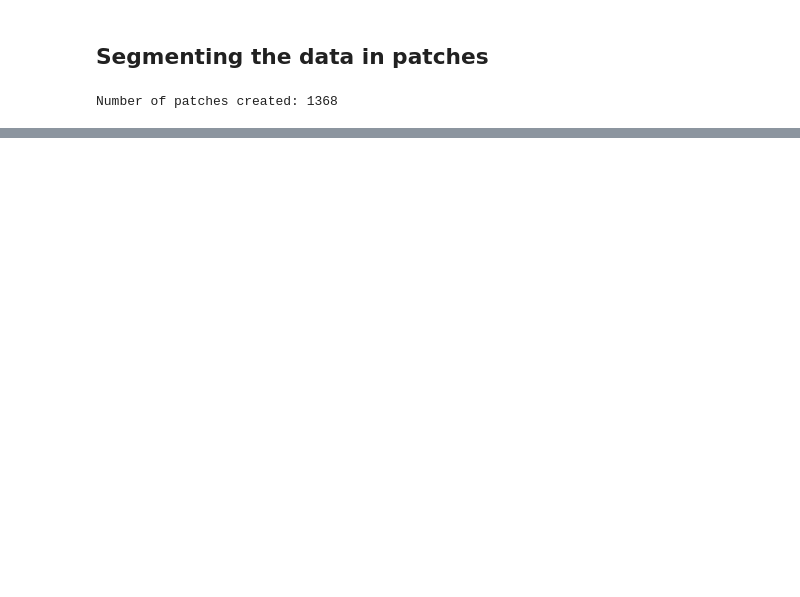
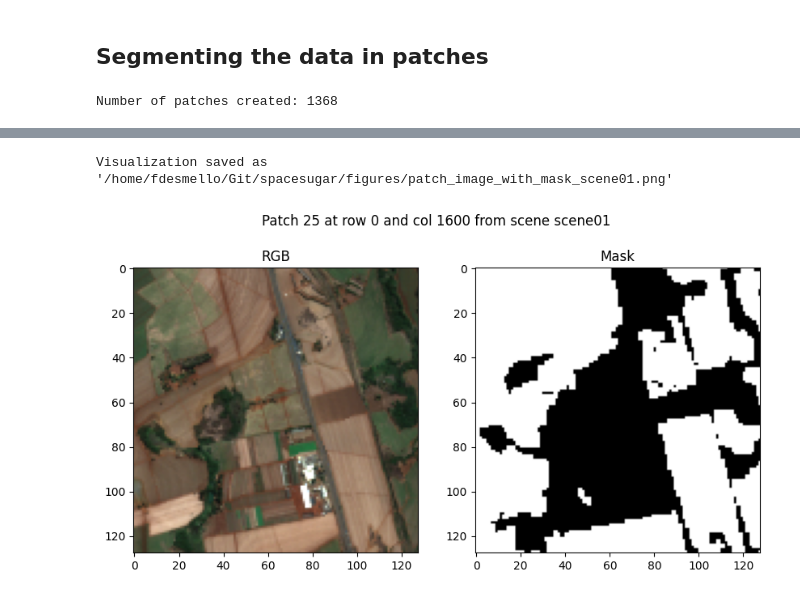
Before and after one commit to ferdesmello/spacesugar, a Jupyter notebook: preprocessing_test.ipynb, the cells around one changed output, grey strips where cells are left out. Drawn from its saved outputs; the diff is of its cells as text; code cells hidden in the pictures; blank space fills up the shorter version.

```diff
--- a/preprocessing_test.ipynb
+++ b/preprocessing_test.ipynb
@@ -257,11 +266,12 @@ Visualization saved as '/home/fdesmello/Git/spacesugar/figures/sugarcane_mask_ov
 PATCH_SIZE = 128
 STRIDE = 64  # 50% overlap
 
-scene_name = "Sertãozinho_test"
+# Output folders for patches
+image_folder = base_path / "data" / "test" / "images"
+mask_folder = base_path / "data" / "test" / "masks"
 
-# Output folders for patches
-image_folder = base_path / "data" / "processed" / "images"
-mask_folder = base_path / "data" / "processed" / "masks"
+image_folder.mkdir(parents=True, exist_ok=True)
+mask_folder.mkdir(parents=True, exist_ok=True)
 
 height, width = y_mask.shape
 
@@ -283,14 +293,14 @@ for row in range(0, height - PATCH_SIZE + 1, STRIDE):
             col:col+PATCH_SIZE
         ]
 
-		image_name = f"{scene_name}_patch{patch_number:05d}.npy"
-		mask_name = f"{scene_name}_patch{patch_number:05d}.npy"
+		image_name = f"{scene}_patch{patch_number:05d}.npy"
+		mask_name = f"{scene}_patch{patch_number:05d}.npy"
 
 		np.save(image_folder / image_name, x_patch)
 		np.save(mask_folder / mask_name, y_patch)
 
 		records.append({
-            "scene": scene_name,
+            "scene": scene,
             "patch": patch_number,
             "row": row,
             "col": col,
@@ -348,7 +326,7 @@ patch_index.to_csv(
 # Save metadata for future reference
 # =====================================================================
 metadata = {
-    "scene_name": scene_name,
+    "scene": scene,
     "patch_size": PATCH_SIZE,
     "stride": STRIDE,
     "bands": [
@@ -369,3 +347,37 @@ metadata = {
 
 with open(base_path / "data" / "processed" / "metadata.json", "w") as f:
     json.dump(metadata, f, indent=4)
+# %%
+# Patch visualization for sanity check
+
+patch_folder = base_path / "data" / "test"
+
+patch_index = pd.read_csv(patch_folder / "patch_index.csv")
+
+idx = 25  # set this to the index of the patch you want to visualize
+
+row = patch_index.iloc[idx]
+
+x_patch = np.load(image_folder / row["image_file"])
+y_patch = np.load(mask_folder / row["mask_file"])
+
+fig, ax = plt.subplots(1, 2, figsize=(10,5))
+
+plt.suptitle(f"Patch {row['patch']} at row {row['row']} and col {row['col']} from scene {row['scene']}")
+
+rgb = x_patch[:, :, :3].astype(float)
+rgb = x_patch[:, :, [2, 1, 0]].astype(float) # If the bands are in BGR order, you can use this line instead to convert to RGB
+ax[0].imshow(rgb)
+ax[0].set_title("RGB")
+
+ax[1].imshow(y_patch, cmap="gray")
+ax[1].set_title("Mask")
+
+file_path = base_path / "figures" / f"patch_image_with_mask_{scene}.png"
+plt.savefig(file_path, dpi=300, bbox_inches='tight')
+print(f"\nVisualization saved as '{file_path}'")
+
+plt.show()
+# %% [output]
+Visualization saved as '/home/fdesmello/Git/spacesugar/figures/patch_image_with_mask_scene01.png'
+[figure, new version]
```
Also changed, not shown: parts of 8 cells of this notebook, 25 other files.
